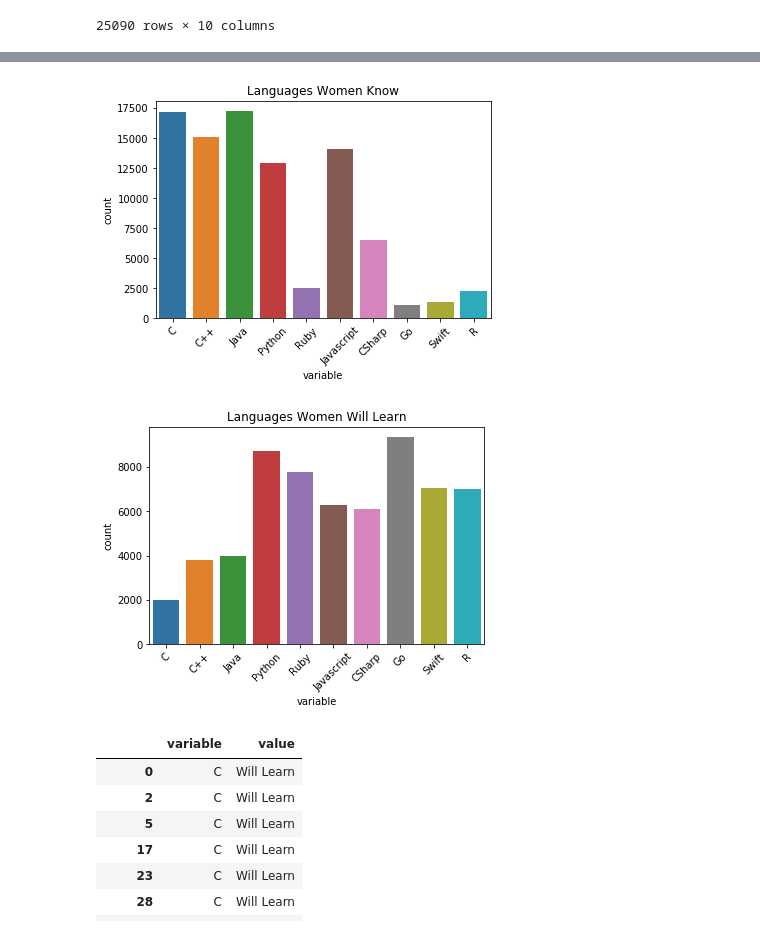
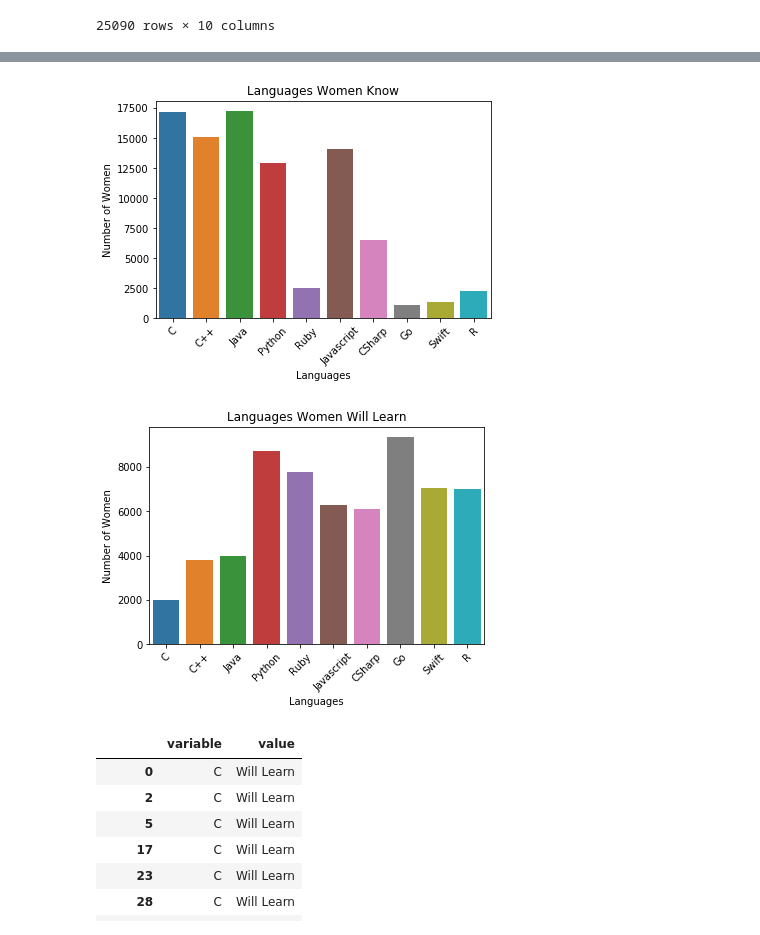
Before and after one commit to EricaTess/women-in-tech, a Jupyter notebook: clustering_project/Clustering-HackerRank-Data.ipynb, the cells around one changed output, grey strips where cells are left out. Saved outputs shown, nothing was run; the diff lists cells and outputs as text; code cells hidden in the pictures.

Commit message:
Updated xlabels and ylabels

```diff
--- a/clustering_project/Clustering-HackerRank-Data.ipynb
+++ b/clustering_project/Clustering-HackerRank-Data.ipynb
@@ -147,17 +147,21 @@ learn = df_langmelt[willLearn]
 # %%
 chart1 = sns.countplot(data=known, x="variable")
 plt.title("Languages Women Know")
 chart1.set_xticklabels(chart1.get_xticklabels(), rotation=45)
+plt.ylabel('Number of Women')
+plt.xlabel('Languages')
 plt.show()
 # %% [output]
-[figure, old version]
+[figure, new version]
 # %%
 chart2 = sns.countplot(data=learn, x="variable")
 plt.title("Languages Women Will Learn")
 chart2.set_xticklabels(chart2.get_xticklabels(), rotation=45)
+plt.ylabel('Number of Women')
+plt.xlabel('Languages')
 plt.show()
 # %% [output]
-[figure, old version]
+[figure, new version]
 # %%
 #number of pairs of bars
 N = 10
```
